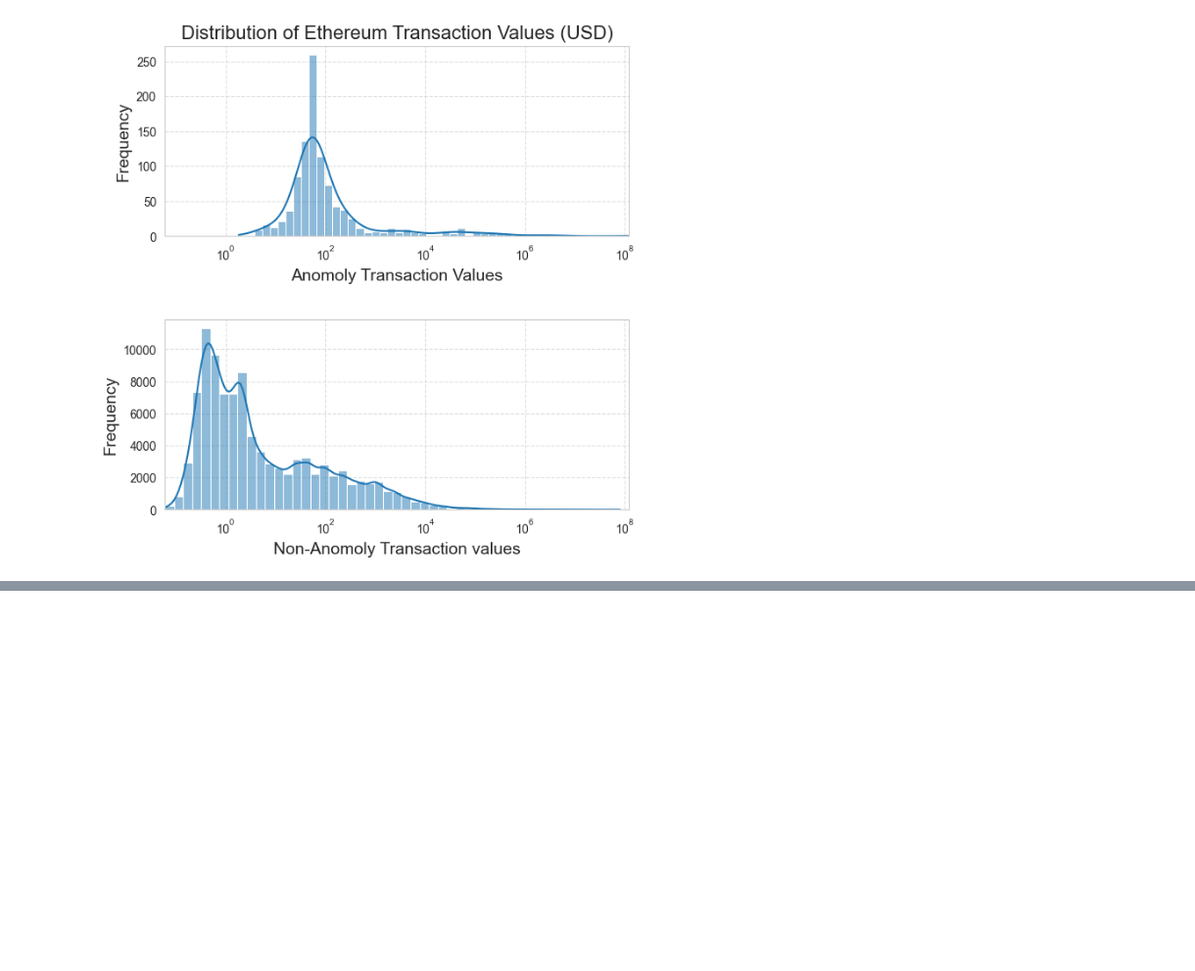
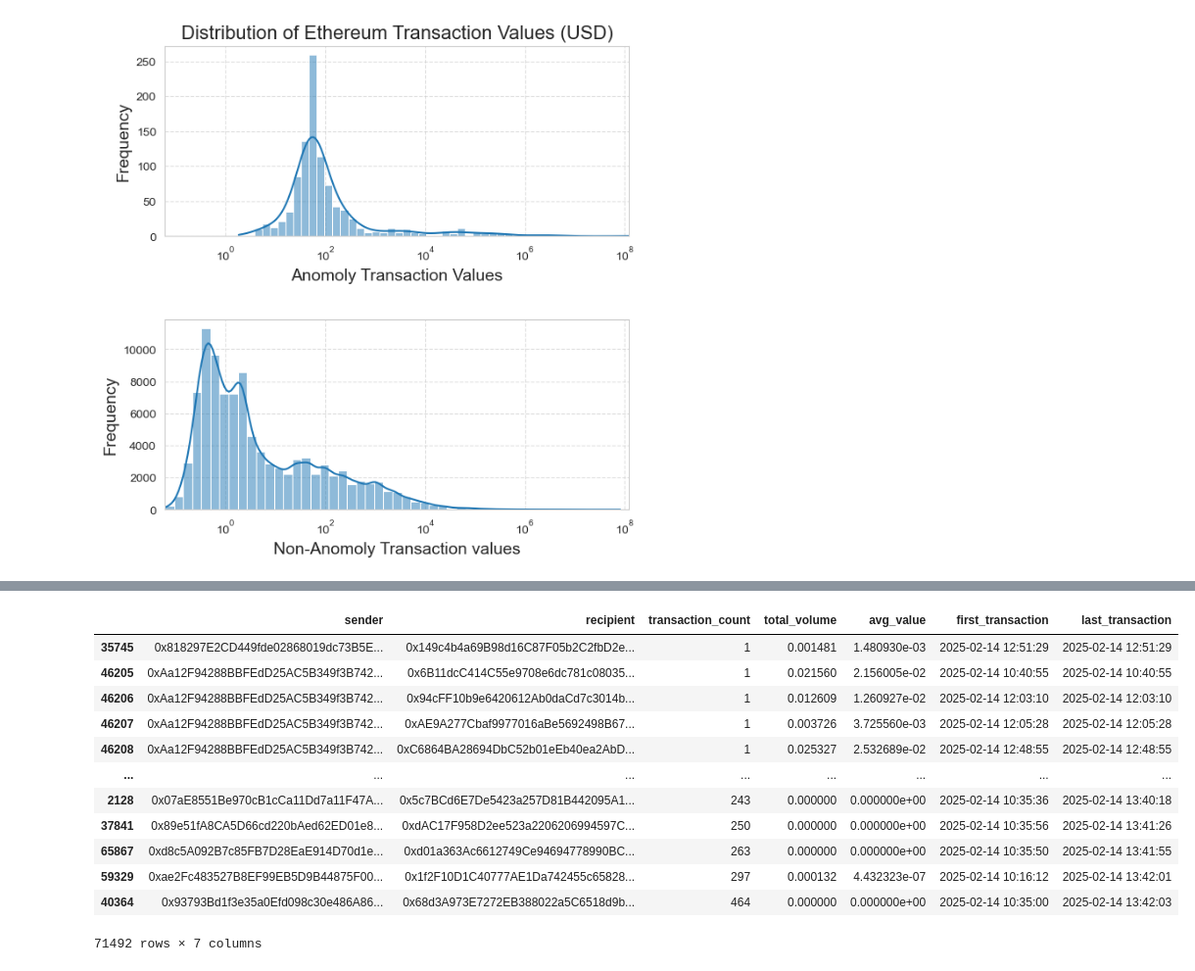
Before and after one commit to seelyfrank/blockchain-fraud-detection, a Jupyter notebook: notebooks/EDAv2.ipynb, the cells around one changed output, grey strips where cells are left out. Shown at 98% size. Drawn from its saved outputs; the diff is of its cells as text; code cells hidden in the pictures; blank space fills up the shorter version.

```diff
--- a/notebooks/EDAv2.ipynb
+++ b/notebooks/EDAv2.ipynb
@@ -285,0 +301,25 @@ Mean of transaction value (USD) of flagged costs: 135892.81573343356
+# %%
+df['timestamp'] = pd.to_datetime(df['timestamp'])
+trade_counts = df.groupby(['sender', 'recipient']).agg(
+    transaction_count=('value', 'count'),
+    total_volume=('value', 'sum'),
+    avg_value=('value', 'mean'),
+    first_transaction=('timestamp', 'min'),
+    last_transaction=('timestamp', 'max')
+).reset_index()
+
+trade_counts.sort_values(by=['transaction_count'])
+# %% [output]
+|  | sender | recipient | transaction_count | total_volume | avg_value | first_transaction | last_transaction |
+| 35745 | 0x818297E2CD449fde02868019dc73B5E... | 0x149c4b4a69B98d16C87F05b2C2fbD2e... | 1 | 0.001481 | 1.480930e-03 | 2025-02-14 12:51:29 | 2025-02-14 12:51:29 |
+| 46205 | 0xAa12F94288BBFEdD25AC5B349f3B742... | 0x6B11dcC414C55e9708e6dc781c08035... | 1 | 0.021560 | 2.156005e-02 | 2025-02-14 10:40:55 | 2025-02-14 10:40:55 |
+| 46206 | 0xAa12F94288BBFEdD25AC5B349f3B742... | 0x94cFF10b9e6420612Ab0daCd7c3014b... | 1 | 0.012609 | 1.260927e-02 | 2025-02-14 12:03:10 | 2025-02-14 12:03:10 |
+| 46207 | 0xAa12F94288BBFEdD25AC5B349f3B742... | 0xAE9A277Cbaf9977016aBe5692498B67... | 1 | 0.003726 | 3.725560e-03 | 2025-02-14 12:05:28 | 2025-02-14 12:05:28 |
+| 46208 | 0xAa12F94288BBFEdD25AC5B349f3B742... | 0xC6864BA28694DbC52b01eEb40ea2AbD... | 1 | 0.025327 | 2.532689e-02 | 2025-02-14 12:48:55 | 2025-02-14 12:48:55 |
+| ... | ... | ... | ... | ... | ... | ... | ... |
+| 2128 | 0x07aE8551Be970cB1cCa11Dd7a11F47A... | 0x5c7BCd6E7De5423a257D81B442095A1... | 243 | 0.000000 | 0.000000e+00 | 2025-02-14 10:35:36 | 2025-02-14 13:40:18 |
+| 37841 | 0x89e51fA8CA5D66cd220bAed62ED01e8... | 0xdAC17F958D2ee523a2206206994597C... | 250 | 0.000000 | 0.000000e+00 | 2025-02-14 10:35:56 | 2025-02-14 13:41:26 |
+| 65867 | 0xd8c5A092B7c85FB7D28EaE914D70d1e... | 0xd01a363Ac6612749Ce94694778990BC... | 263 | 0.000000 | 0.000000e+00 | 2025-02-14 10:35:50 | 2025-02-14 13:41:55 |
+| 59329 | 0xae2Fc483527B8EF99EB5D9B44875F00... | 0x1f2F10D1C40777AE1Da742455c65828... | 297 | 0.000132 | 4.432323e-07 | 2025-02-14 10:16:12 | 2025-02-14 13:42:01 |
+| 40364 | 0x93793Bd1f3e35a0Efd098c30e486A86... | 0x68d3A973E7272EB388022a5C6518d9b... | 464 | 0.000000 | 0.000000e+00 | 2025-02-14 10:35:00 | 2025-02-14 13:42:03 |
+71492 rows × 7 columns
```
Also changed, not shown: parts of 6 cells of this notebook, 3 other files.
